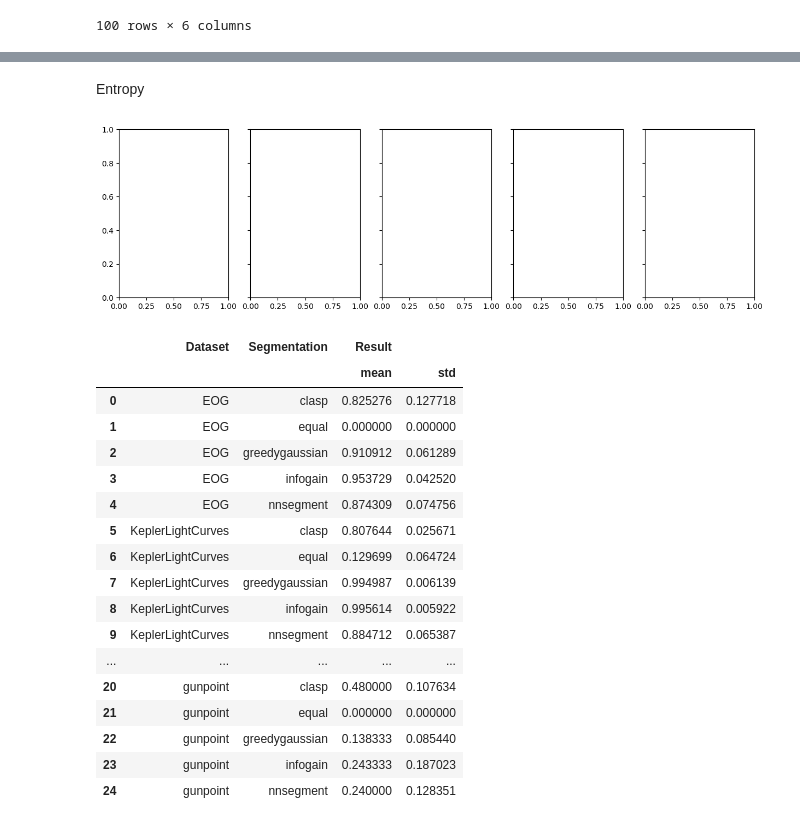
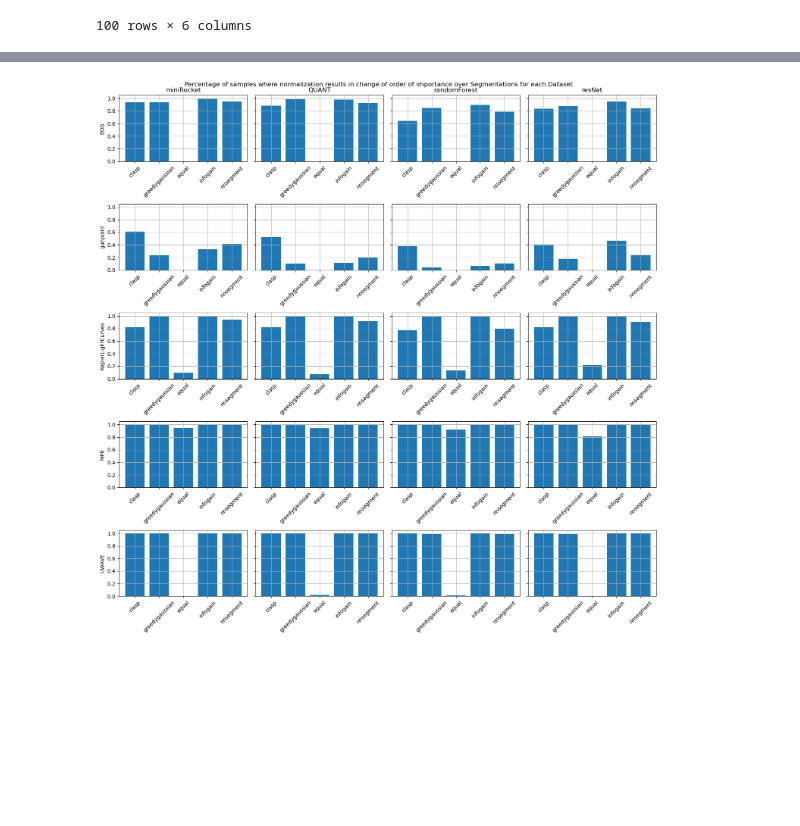
Before and after one commit to davide-serramazza/segment_SHAP, a Jupyter notebook: evaluate_order_change.ipynb, the cells around one changed output, grey strips where cells are left out. Saved outputs shown, nothing was run; the diff lists cells and outputs as text; code cells hidden in the pictures; blank space fills up the shorter version.

Commit message:
completed order change visualization

```diff
--- a/evaluate_order_change.ipynb
+++ b/evaluate_order_change.ipynb
@@ -211,55 +206,34 @@ for j, metric_name in enumerate(metric_names):
-# %% [markdown]
-Entropy
 # %%
 dataset_names = df["Dataset"].unique()
 segmentation_names = df['Segmentation'].unique()
+ml_model_names = df['ML model'].unique()
 
-fig, ax = plt.subplots(1, len(dataset_names), figsize = (15,4), sharex=False, sharey=True)
+# mask = (df["Metric"]=="order_change") & (df["Perturb"]=="fraction")
+# df2 = df.loc[mask, ["Dataset", "Segmentation", "ML model", "Result"]]
+df2 = df[["Dataset", "ML model", "Segmentation", "Result"]]
 
-mask = (df["Metric"]=="order_change")
-df2 = df.loc[mask, ["Dataset", "Segmentation", "ML model", "Result"]]
+fig, ax = plt.subplots(len(dataset_names), len(ml_model_names), figsize = (15,15), sharex=False, sharey=True)
 
+for i, dataset_name in enumerate(dataset_names):
 
-df3 = df2.groupby(["Dataset", "Segmentation"]).agg({'Result': ["mean", "std"]}).reset_index()
+    mask = (df2["Dataset"]==dataset_name)
+    df3 = df2.loc[mask, ["ML model", "Segmentation", "Result"]]
+    ax[i, 0].set_ylabel(dataset_name)
 
-# for i, dataset_name in enumerate(dataset_names):
+    for j, ml_model_name in enumerate(ml_model_names):
 
-#     mask = (df2["Dataset"]==dataset_name)
+        mask = (df3['ML model']==ml_model_name)
+        df4 = df3.loc[mask, ["Segmentation", "Result"]]
+        ax[0, j].set_title(ml_model_name)
 
-#     ax[i].set_title(dataset_name)
+        x = df4["Segmentation"].values
+        y = df4["Result"].values
 
-#     mask = (df3["Perturb"]=="fraction")
-#     df4 = df3.loc[mask, ["Segmentation", "Result"]]
+        ax[i,j].bar(x, y)
+        ax[i,j].grid()
+        ax[i,j].tick_params("x", rotation=45)
 
-#     x = df4["Segmentation"].values
-#     y = df4["Result"].values
-
-#     ax[i].bar(x, y)
-#     ax[i].grid()
-#     ax[i].tick_params("x", rotation=45)
-
-# fig.suptitle("Percentage of samples where normalization results in change of order of importance over Segmentations for each Dataset")
-# fig.tight_layout()
+fig.suptitle("Percentage of samples where normalization results in change of order of importance over Segmentations for each Dataset")
+fig.tight_layout()
 # %% [output]
-[figure, old version]
+[figure, new version]
-# %%
-df3
-# %% [output]
-|  | Dataset | Segmentation | Result |  |
-|  |  |  | mean | std |
-| 0 | EOG | clasp | 0.825276 | 0.127718 |
-| 1 | EOG | equal | 0.000000 | 0.000000 |
-| 2 | EOG | greedygaussian | 0.910912 | 0.061289 |
-| 3 | EOG | infogain | 0.953729 | 0.042520 |
-| 4 | EOG | nnsegment | 0.874309 | 0.074756 |
-| 5 | KeplerLightCurves | clasp | 0.807644 | 0.025671 |
-| 6 | KeplerLightCurves | equal | 0.129699 | 0.064724 |
-| 7 | KeplerLightCurves | greedygaussian | 0.994987 | 0.006139 |
-| 8 | KeplerLightCurves | infogain | 0.995614 | 0.005922 |
-| 9 | KeplerLightCurves | nnsegment | 0.884712 | 0.065387 |
-| ... | ... | ... | ... | ... |
-| 20 | gunpoint | clasp | 0.480000 | 0.107634 |
-| 21 | gunpoint | equal | 0.000000 | 0.000000 |
-| 22 | gunpoint | greedygaussian | 0.138333 | 0.085440 |
-| 23 | gunpoint | infogain | 0.243333 | 0.187023 |
-| 24 | gunpoint | nnsegment | 0.240000 | 0.128351 |
```
Also changed, not shown: parts of 5 cells of this notebook.
